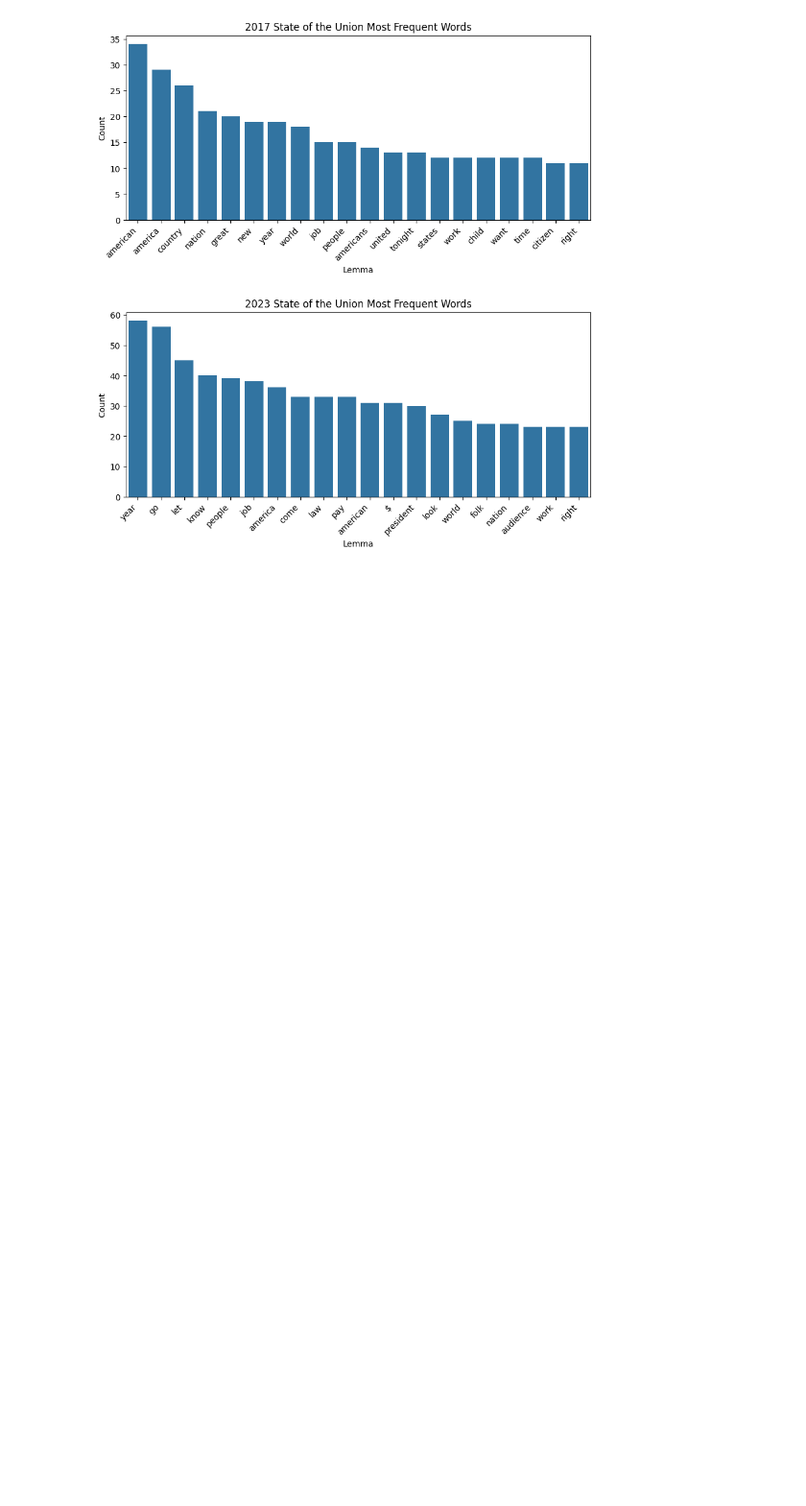
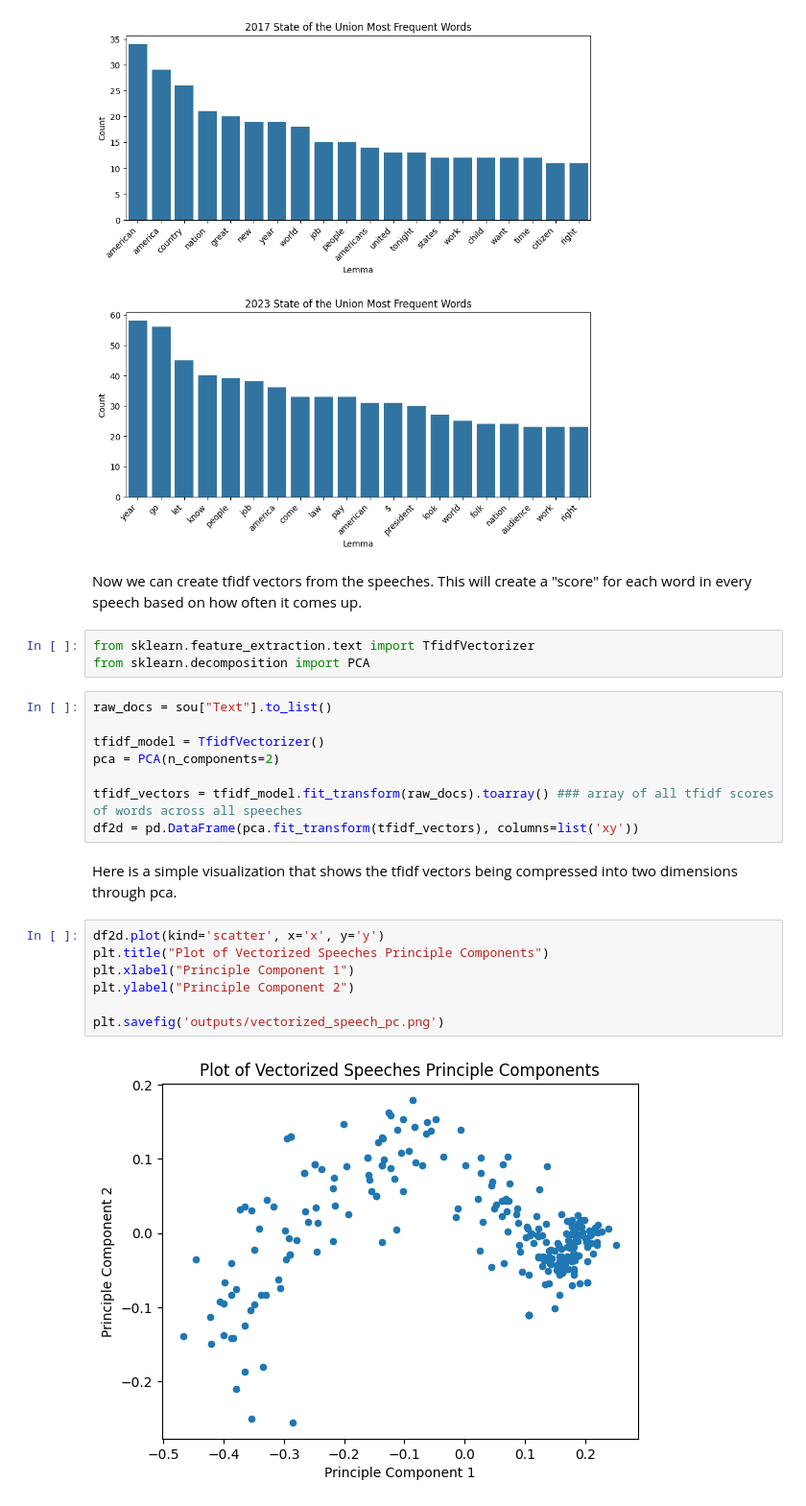
Before and after one commit to UCB-stat-159-f25/proj02-group12, a Jupyter notebook: nlp-P02.ipynb, the cells around one changed output. Shown at 96% size. Saved outputs shown, nothing was run; the diff lists cells and outputs as text; blank space fills up the shorter version.

```diff
--- a/nlp-P02.ipynb
+++ b/nlp-P02.ipynb
@@ -199,3 +198,27 @@ axs[1].set_title("2023 State of the Union Most Frequent Words")
 plt.savefig("outputs/2017_vs_2023_most_frequent_words.png")
 # %% [output]
 [figure]
+# %% [markdown]
+Now we can create tfidf vectors from the speeches. This will create a "score" for each word in every speech based on how often it comes up.
+# %%
+from sklearn.feature_extraction.text import TfidfVectorizer
+from sklearn.decomposition import PCA
+# %%
+raw_docs = sou["Text"].to_list()
+
+tfidf_model = TfidfVectorizer()
+pca = PCA(n_components=2)
+
+tfidf_vectors = tfidf_model.fit_transform(raw_docs).toarray() ### array of all tfidf scores of words across all speeches
+df2d = pd.DataFrame(pca.fit_transform(tfidf_vectors), columns=list('xy'))
+# %% [markdown]
+Here is a simple visualization that shows the tfidf vectors being compressed into two dimensions through pca.
+# %%
+df2d.plot(kind='scatter', x='x', y='y')
+plt.title("Plot of Vectorized Speeches Principle Components")
+plt.xlabel("Principle Component 1")
+plt.ylabel("Principle Component 2")
+
+plt.savefig('outputs/vectorized_speech_pc.png')
+# %% [output]
+[figure, added]
```
Also changed, not shown: parts of 10 cells of this notebook, 4 other files.
